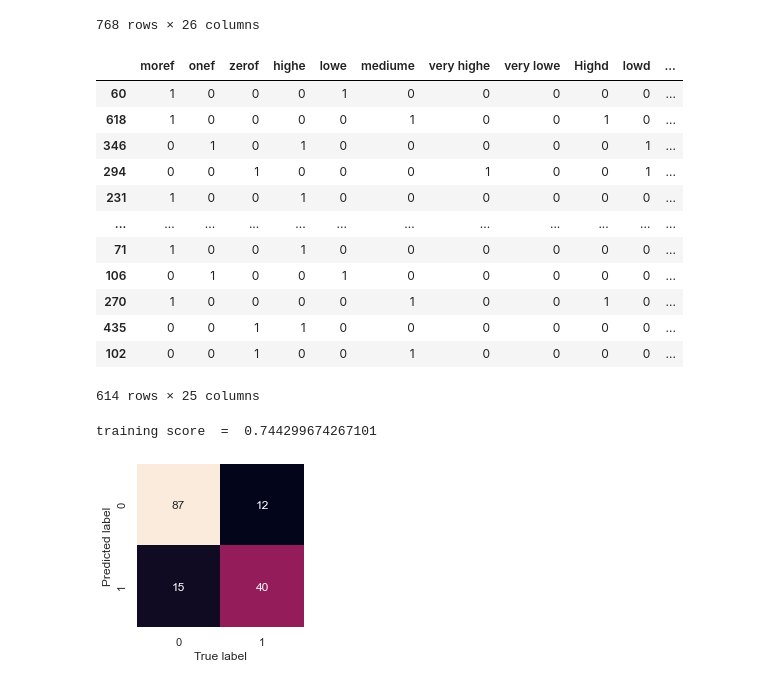
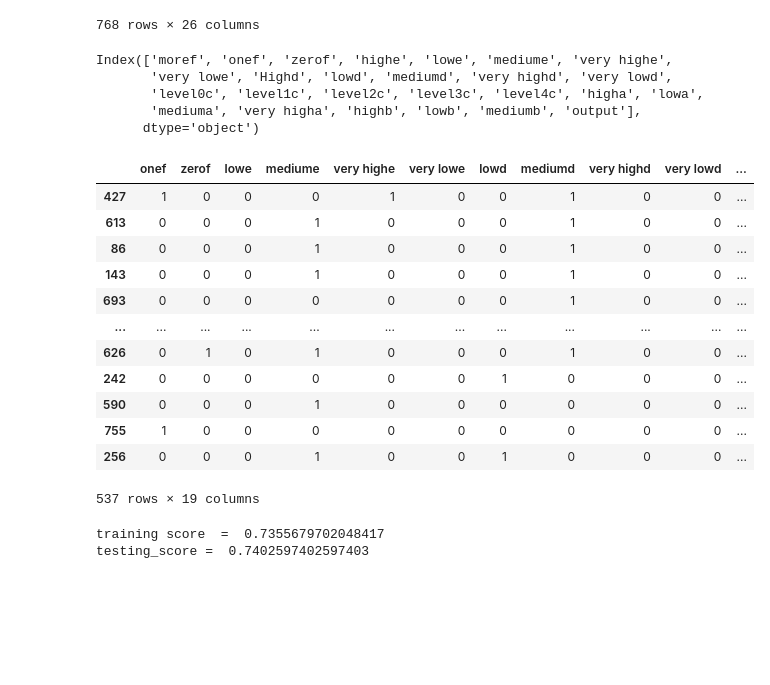
Before and after one commit to thomasreji155/Machine_Learning_Repo, a Jupyter notebook: bayesian_classifier.ipynb, the cells around one changed output. Cells and saved outputs as stored; diff of their text form; code cells hidden in the pictures; blank space fills up the shorter version.

```diff
--- a/bayesian_classifier.ipynb
+++ b/bayesian_classifier.ipynb
@@ -250,32 +261,45 @@ newdf
 | 766 | 0 | 1 | 0 | 1 | 0 | 0 | 0 | 0 | 0 | 1 | ... |
 | 767 | 0 | 1 | 0 | 0 | 1 | 0 | 0 | 0 | 0 | 0 | ... |
 768 rows × 26 columns
+# %%
+newdf.columns
+# %% [output]
+Index(['moref', 'onef', 'zerof', 'highe', 'lowe', 'mediume', 'very highe',
+       'very lowe', 'Highd', 'lowd', 'mediumd', 'very highd', 'very lowd',
+       'level0c', 'level1c', 'level2c', 'level3c', 'level4c', 'higha', 'lowa',
+       'mediuma', 'very higha', 'highb', 'lowb', 'mediumb', 'output'],
+      dtype='object')
+# %%
+# droping extra coded columns to avoid multicollinearity
+newdf.drop(['moref','highe','Highd','level0c','higha', 'highb'],axis = 1 , inplace = True)
 # %%
 X = newdf.drop('output',axis =1)
 y = newdf['output']
-X_train,X_test,y_train,y_test = train_test_split(X,y,test_size = 0.2,random_state = 42)
+X_train,X_test,y_train,y_test = train_test_split(X,y,test_size = 0.3,random_state = 102)
 X_train
 # %% [output]
-|  | moref | onef | zerof | highe | lowe | mediume | very highe | very lowe | Highd | lowd | ... |
-| 60 | 1 | 0 | 0 | 0 | 1 | 0 | 0 | 0 | 0 | 0 | ... |
-| 618 | 1 | 0 | 0 | 0 | 0 | 1 | 0 | 0 | 1 | 0 | ... |
-| 346 | 0 | 1 | 0 | 1 | 0 | 0 | 0 | 0 | 0 | 1 | ... |
-| 294 | 0 | 0 | 1 | 0 | 0 | 0 | 1 | 0 | 0 | 1 | ... |
-| 231 | 1 | 0 | 0 | 1 | 0 | 0 | 0 | 0 | 0 | 0 | ... |
+|  | onef | zerof | lowe | mediume | very highe | very lowe | lowd | mediumd | very highd | very lowd | ... |
+| 427 | 1 | 0 | 0 | 0 | 1 | 0 | 0 | 1 | 0 | 0 | ... |
+| 613 | 0 | 0 | 0 | 1 | 0 | 0 | 0 | 1 | 0 | 0 | ... |
+| 86 | 0 | 0 | 0 | 1 | 0 | 0 | 0 | 1 | 0 | 0 | ... |
+| 143 | 0 | 0 | 0 | 1 | 0 | 0 | 0 | 1 | 0 | 0 | ... |
+| 693 | 0 | 0 | 0 | 0 | 0 | 0 | 0 | 1 | 0 | 0 | ... |
 | ... | ... | ... | ... | ... | ... | ... | ... | ... | ... | ... | ... |
-| 71 | 1 | 0 | 0 | 1 | 0 | 0 | 0 | 0 | 0 | 0 | ... |
-| 106 | 0 | 1 | 0 | 0 | 1 | 0 | 0 | 0 | 0 | 0 | ... |
-| 270 | 1 | 0 | 0 | 0 | 0 | 1 | 0 | 0 | 1 | 0 | ... |
-| 435 | 0 | 0 | 1 | 1 | 0 | 0 | 0 | 0 | 0 | 0 | ... |
-| 102 | 0 | 0 | 1 | 0 | 0 | 1 | 0 | 0 | 0 | 0 | ... |
+| 626 | 0 | 1 | 0 | 1 | 0 | 0 | 0 | 1 | 0 | 0 | ... |
+| 242 | 0 | 0 | 0 | 0 | 0 | 0 | 1 | 0 | 0 | 0 | ... |
+| 590 | 0 | 0 | 0 | 1 | 0 | 0 | 0 | 0 | 0 | 0 | ... |
+| 755 | 1 | 0 | 0 | 0 | 0 | 0 | 0 | 0 | 0 | 0 | ... |
+| 256 | 0 | 0 | 0 | 1 | 0 | 0 | 1 | 0 | 0 | 0 | ... |
-614 rows × 25 columns
+537 rows × 19 columns
 # %%
-clf = CategoricalNB()
+clf = BernoulliNB()
 clf.fit(X_train,y_train)
 
 print('training score  = ',clf.score(X_train,y_train))
+print('testing_score = ',clf.score(X_test,y_test))
 # %% [output]
-training score  =  0.744299674267101
+training score  =  0.7355679702048417
+testing_score =  0.7402597402597403
 # %%
 y_preds = clf.predict(X_test)
 from sklearn.metrics import confusion_matrix
@@ -287,7 +311,4 @@ def plot_conf_mat(conf_mat):
                     cbar = False)
     plt.xlabel('True label')
     plt.ylabel ('Predicted label')
-
-plot_conf_mat(conf_mat)
+# plot_conf_mat(conf_mat)
-# %% [output]
-[figure, removed]
```
Also changed, not shown: parts of 3 cells of this notebook.
